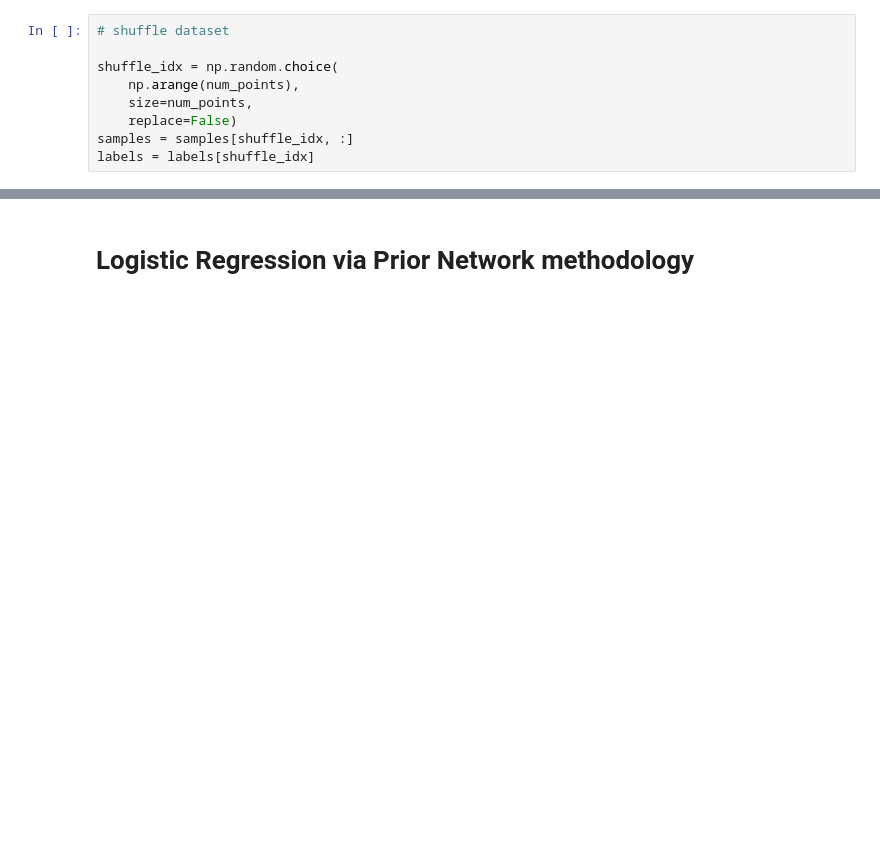
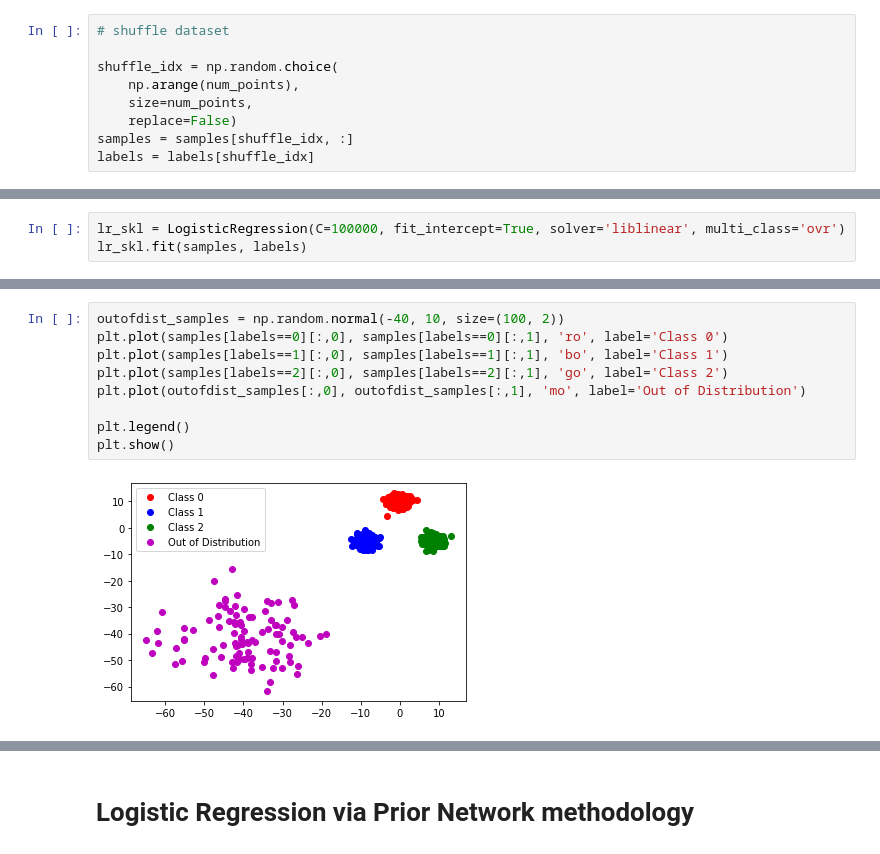
Before and after one commit to RylanSchaeffer/HarvardAM207-prior-networks, a Jupyter notebook: playground.ipynb, the cells around one changed output, grey strips where cells are left out. Cells and saved outputs as stored; diff of their text form; blank space fills up the shorter version.

```diff
--- a/playground.ipynb
+++ b/playground.ipynb
@@ -69,0 +70,3 @@ alpha_0 = 3.0
+# %%
+lr_skl = LogisticRegression(C=100000, fit_intercept=True, solver='liblinear', multi_class='ovr')
+lr_skl.fit(samples, labels)
@@ -69,0 +89,11 @@ alpha_0 = 3.0
+# %%
+outofdist_samples = np.random.normal(-40, 10, size=(100, 2))
+plt.plot(samples[labels==0][:,0], samples[labels==0][:,1], 'ro', label='Class 0')
+plt.plot(samples[labels==1][:,0], samples[labels==1][:,1], 'bo', label='Class 1')
+plt.plot(samples[labels==2][:,0], samples[labels==2][:,1], 'go', label='Class 2')
+plt.plot(outofdist_samples[:,0], outofdist_samples[:,1], 'mo', label='Out of Distribution')
+
+plt.legend()
+plt.show()
+# %% [output]
+[figure, added]
```
Also changed, not shown: parts of 49 cells of this notebook.
